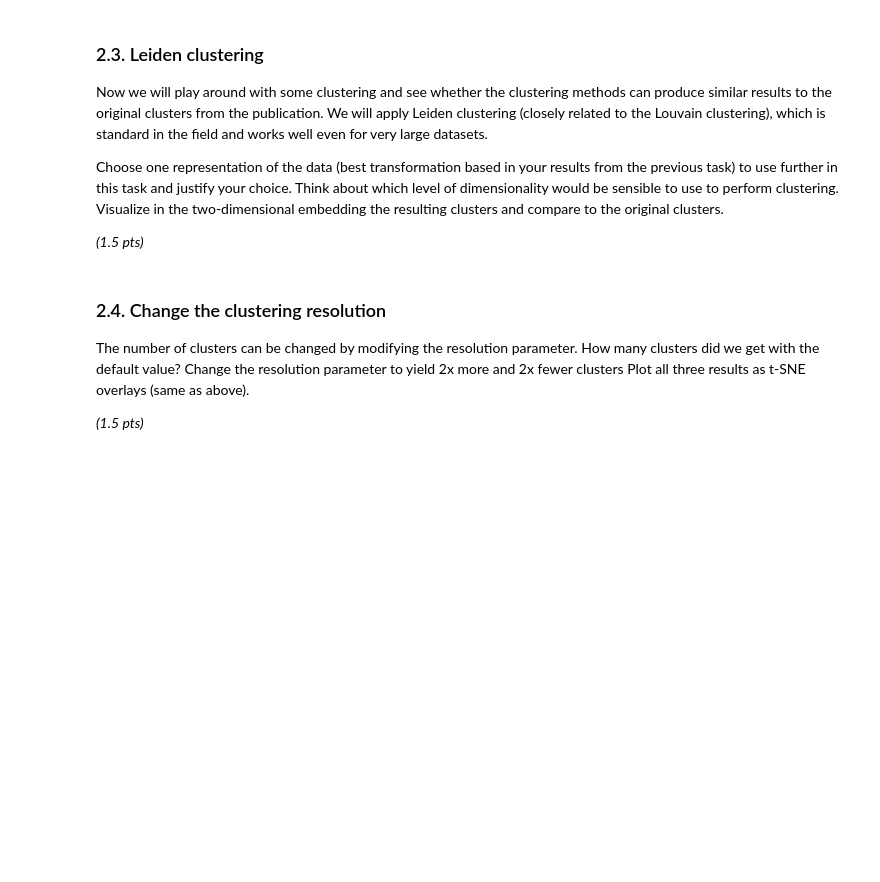
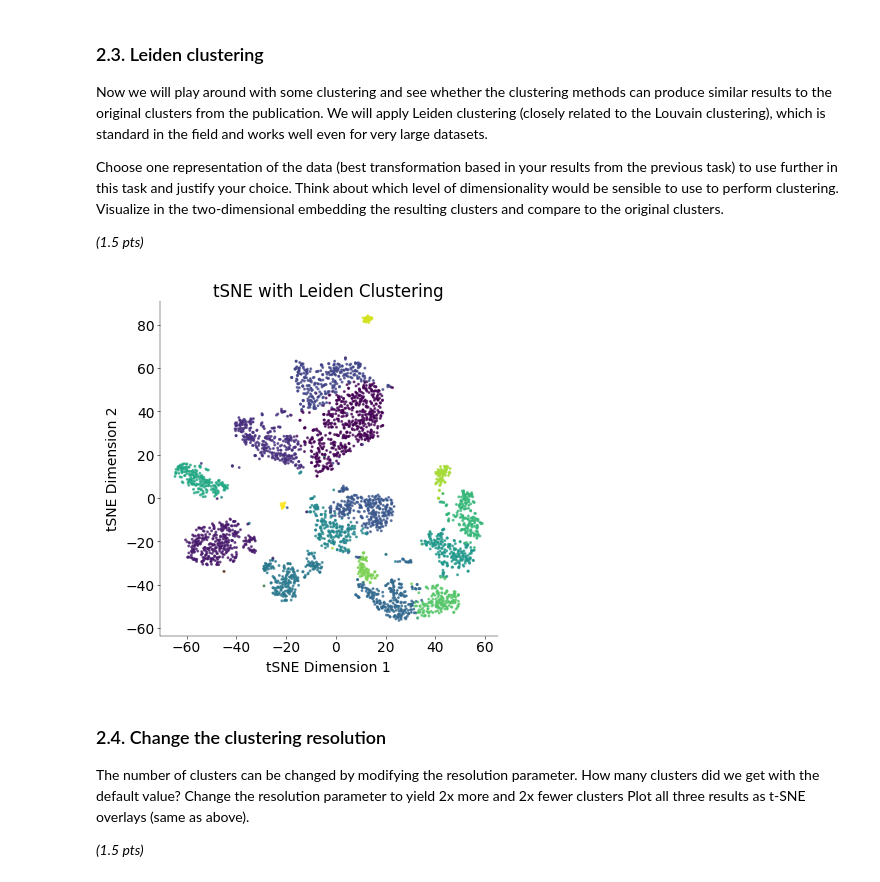
Before and after one commit to Akseli-Ilmanen/NDS_homework, a Jupyter notebook: notebooks/CG_CodingLab7.ipynb, the cells around one changed output. Cells and saved outputs as stored; diff of their text form; code cells hidden in the pictures; blank space fills up the shorter version.

```diff
--- a/notebooks/CG_CodingLab7.ipynb
+++ b/notebooks/CG_CodingLab7.ipynb
@@ -572,13 +666,17 @@ clusterCols = np.array(clusterCols)
 # to find out more about the provided packages.
 # ------------------------------------------------------
 
+chosen_representation = pca_log_tsne_input  # in 2.3, we have seen that this is the representation that leads to the best results
+
 # Construct kNN graph with k=15
-
-A =
+k = 15
+A = kneighbors_graph(chosen_representation, k, metric="euclidean")
 
 # Transform it into an igraph object
-
 sources, targets = A.nonzero()
+graph = ig.Graph(n=chosen_representation.shape[0], edges=list(zip(sources, targets)))
 
 # Run Leiden clustering
 # you can use `la.RBConfigurationVertexPartition` as the partition type
+partition = la.find_partition(graph, la.RBConfigurationVertexPartition)
+leiden_clusters = np.array(partition.membership)
@@ -591,3 +683,18 @@ fig, ax = plt.subplots(figsize=(4, 4))
+# %%
+# --------------------------
+# Plot the results (1 pt)
+# --------------------------
+
+fig, ax = plt.subplots(figsize=(4, 4))
+scatter = ax.scatter(
+    tsne_log[:, 0], tsne_log[:, 1], c=leiden_clusters, cmap="viridis", s=5, alpha=0.7
+)
+ax.set_title("tSNE with Leiden Clustering")
+ax.set_xlabel("tSNE Dimension 1")
+ax.set_ylabel("tSNE Dimension 2")
+plt.show()
+# %% [output]
+[figure, added]
 # %% [markdown]
 ### 2.4. Change the clustering resolution
 
```
Also changed, not shown: parts of 19 cells of this notebook.
